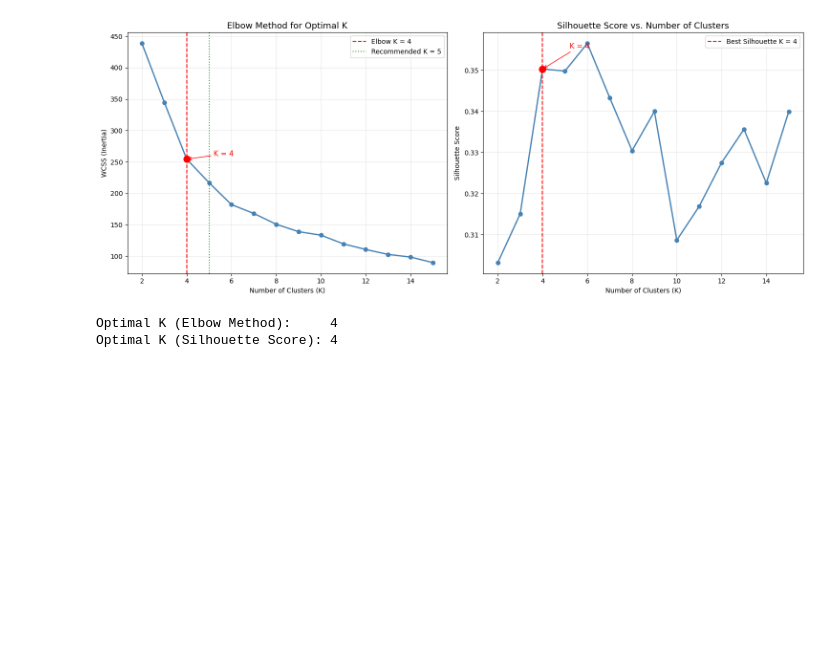
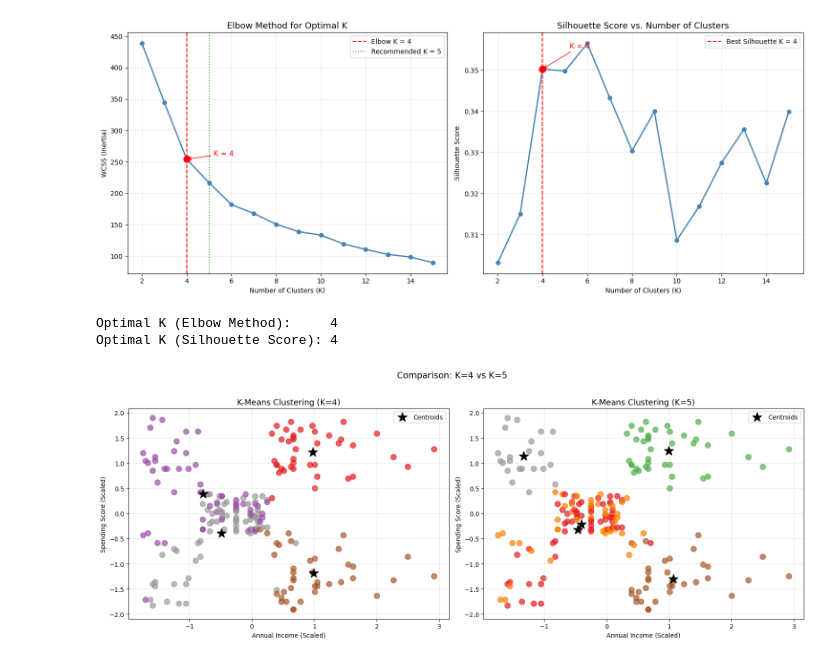
Before and after one commit to Safa30/CSE475_Machine_Learning, a Jupyter notebook: Lab/lab_2/Lab2_Unsupervised_Learning.ipynb, the cells around one changed output. Cells and saved outputs as stored; diff of their text form; code cells hidden in the pictures; blank space fills up the shorter version.

Commit message:
Visualized comparison of K=4 vs K=5

```diff
--- a/Lab/lab_2/Lab2_Unsupervised_Learning.ipynb
+++ b/Lab/lab_2/Lab2_Unsupervised_Learning.ipynb
@@ -413,3 +413,24 @@ print(f'Optimal K (Silhouette Score): {optimal_k_sil}')
 [figure]
 Optimal K (Elbow Method):     4
 Optimal K (Silhouette Score): 4
+# %%
+# Visual comparison of K=4 vs K=5
+fig, axes = plt.subplots(1, 2, figsize=(16, 6))
+
+for ax, k in zip(axes, [4, 5]):
+    km_tmp = KMeans(n_clusters=k, random_state=42, n_init=10)
+    labels_tmp = km_tmp.fit_predict(df_processed)
+    ax.scatter(df_processed['Annual_Income'], df_processed['Spending_Score'],
+               c=labels_tmp, cmap='Set1', s=80, alpha=0.7)
+    ax.scatter(km_tmp.cluster_centers_[:, 1], km_tmp.cluster_centers_[:, 2],
+               s=250, c='black', marker='*', label='Centroids', zorder=5)
+    ax.set_title(f'K-Means Clustering (K={k})', fontsize=13)
+    ax.set_xlabel('Annual Income (Scaled)')
+    ax.set_ylabel('Spending Score (Scaled)')
+    ax.legend(); ax.grid(True, alpha=0.3)
+
+plt.suptitle('Comparison: K=4 vs K=5', fontsize=14, y=1.02)
+plt.tight_layout()
+plt.show()
+# %% [output]
+[figure, added]
```
